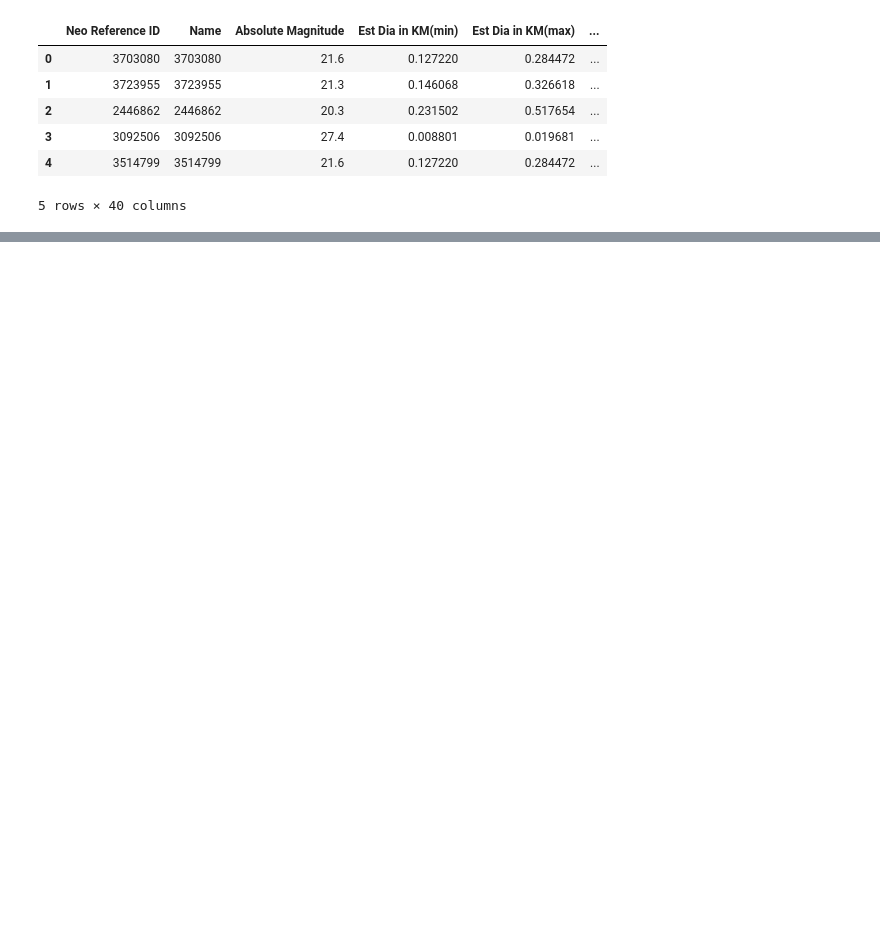
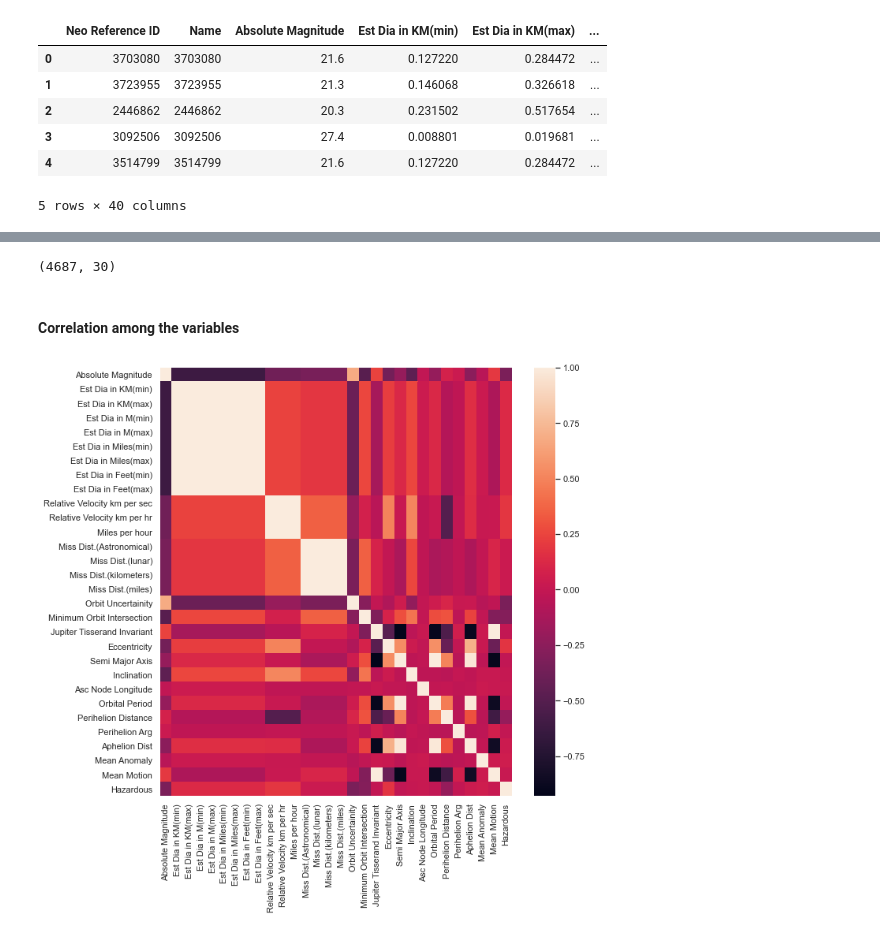
Before and after one commit to joann-balraj/Asteroids-Predicting_Hazardous_or_Not, a Jupyter notebook: Workbook.ipynb, the cells around one changed output, grey strips where cells are left out. Drawn from its saved outputs; the diff is of its cells as text; code cells hidden in the pictures; blank space fills up the shorter version.

Commit message:
lookingat variables & prepping dataset

```diff
--- a/Workbook.ipynb
+++ b/Workbook.ipynb
@@ -35,0 +129,15 @@ data.head()
+# %%
+# drop the mentioned variables from the dataset
+df = data.drop(['Orbiting Body','Equinox','Neo Reference ID', 'Name','Close Approach Date','Epoch Date Close Approach','Orbit ID','Orbit Determination Date','Epoch Osculation','Perihelion Time'], axis = 1)
+df.shape
+# %% [output]
+(4687, 30)
+# %% [markdown]
+#### Correlation among the variables
+# %%
+sns.set(style='darkgrid')
+plt.figure(figsize=(10, 10))
+sns.heatmap(df.corr())
+plt.show()
+# %% [output]
+[figure, added]
```
Also changed, not shown: parts of 11 cells of this notebook.
